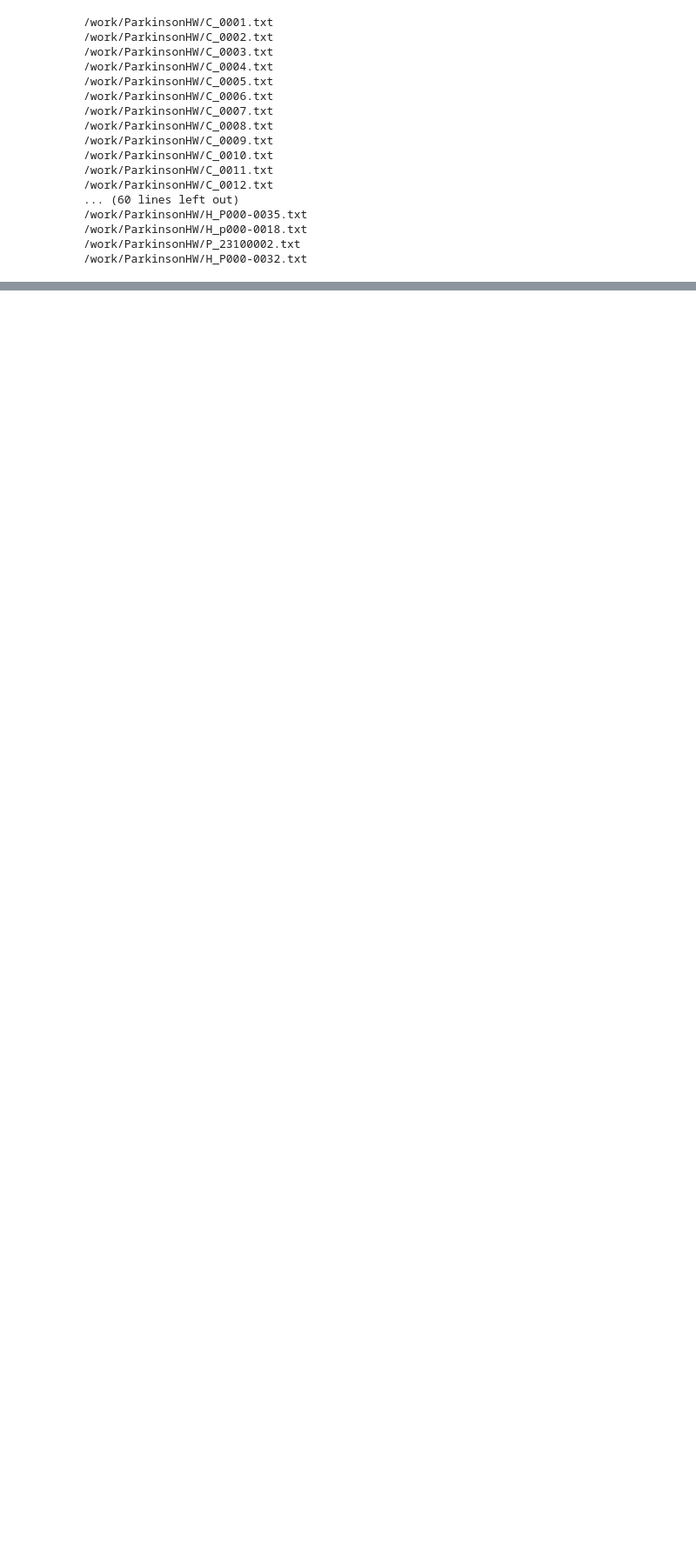
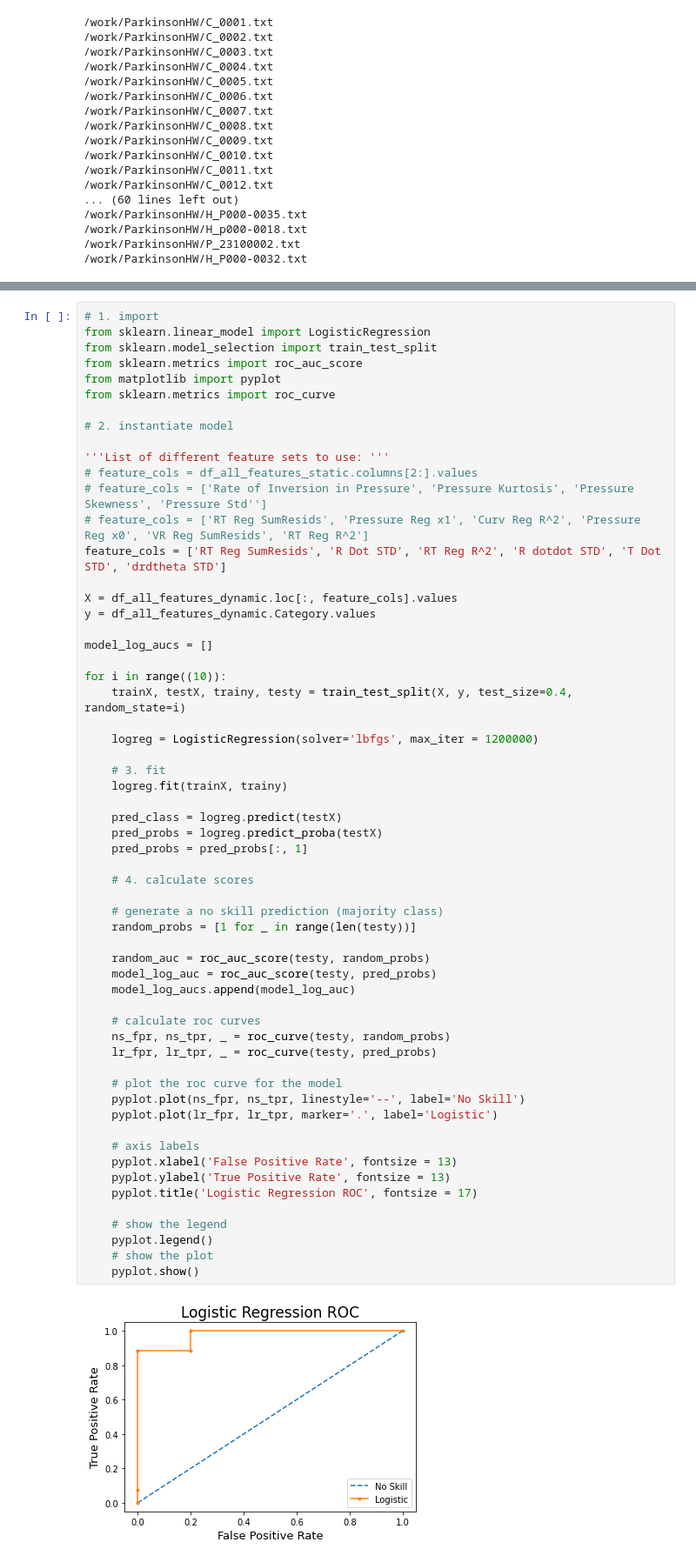
Before and after one commit to jaychandra3/NDD_Analysis, a Jupyter notebook: feature_compilation.ipynb, the cells around one changed output, grey strips where cells are left out. Shown at 87% size. Drawn from its saved outputs; the diff is of its cells as text; blank space fills up the shorter version.

```diff
--- a/feature_compilation.ipynb
+++ b/feature_compilation.ipynb
@@ -1031,0 +798,61 @@ for i in df_all_features_dynamic[2:]:
+# %%
+# 1. import
+from sklearn.linear_model import LogisticRegression
+from sklearn.model_selection import train_test_split
+from sklearn.metrics import roc_auc_score
+from matplotlib import pyplot
+from sklearn.metrics import roc_curve
+
+# 2. instantiate model
+
+'''List of different feature sets to use: '''
+# feature_cols = df_all_features_static.columns[2:].values
+# feature_cols = ['Rate of Inversion in Pressure', 'Pressure Kurtosis', 'Pressure Skewness', 'Pressure Std'']
+# feature_cols = ['RT Reg SumResids', 'Pressure Reg x1', 'Curv Reg R^2', 'Pressure Reg x0', 'VR Reg SumResids', 'RT Reg R^2']
+feature_cols = ['RT Reg SumResids', 'R Dot STD', 'RT Reg R^2', 'R dotdot STD', 'T Dot STD', 'drdtheta STD']
+
+X = df_all_features_dynamic.loc[:, feature_cols].values
+y = df_all_features_dynamic.Category.values
+
+model_log_aucs = []
+
+for i in range((10)):
+    trainX, testX, trainy, testy = train_test_split(X, y, test_size=0.4, random_state=i)
+
+    logreg = LogisticRegression(solver='lbfgs', max_iter = 1200000)
+
+    # 3. fit
+    logreg.fit(trainX, trainy)
+
+    pred_class = logreg.predict(testX)
+    pred_probs = logreg.predict_proba(testX)
+    pred_probs = pred_probs[:, 1]
+
+    # 4. calculate scores
+
+    # generate a no skill prediction (majority class)
+    random_probs = [1 for _ in range(len(testy))]
+
+    random_auc = roc_auc_score(testy, random_probs)
+    model_log_auc = roc_auc_score(testy, pred_probs)
+    model_log_aucs.append(model_log_auc)
+
+    # calculate roc curves
+    ns_fpr, ns_tpr, _ = roc_curve(testy, random_probs)
+    lr_fpr, lr_tpr, _ = roc_curve(testy, pred_probs)
+
+    # plot the roc curve for the model
+    pyplot.plot(ns_fpr, ns_tpr, linestyle='--', label='No Skill')
+    pyplot.plot(lr_fpr, lr_tpr, marker='.', label='Logistic')
+
+    # axis labels
+    pyplot.xlabel('False Positive Rate', fontsize = 13)
+    pyplot.ylabel('True Positive Rate', fontsize = 13)
+    pyplot.title('Logistic Regression ROC', fontsize = 17)
+
+    # show the legend
+    pyplot.legend()
+    # show the plot
+    pyplot.show()
+# %% [output]
+[figure, added]
```
Also changed, not shown: parts of 25 cells of this notebook, 6 other files.
